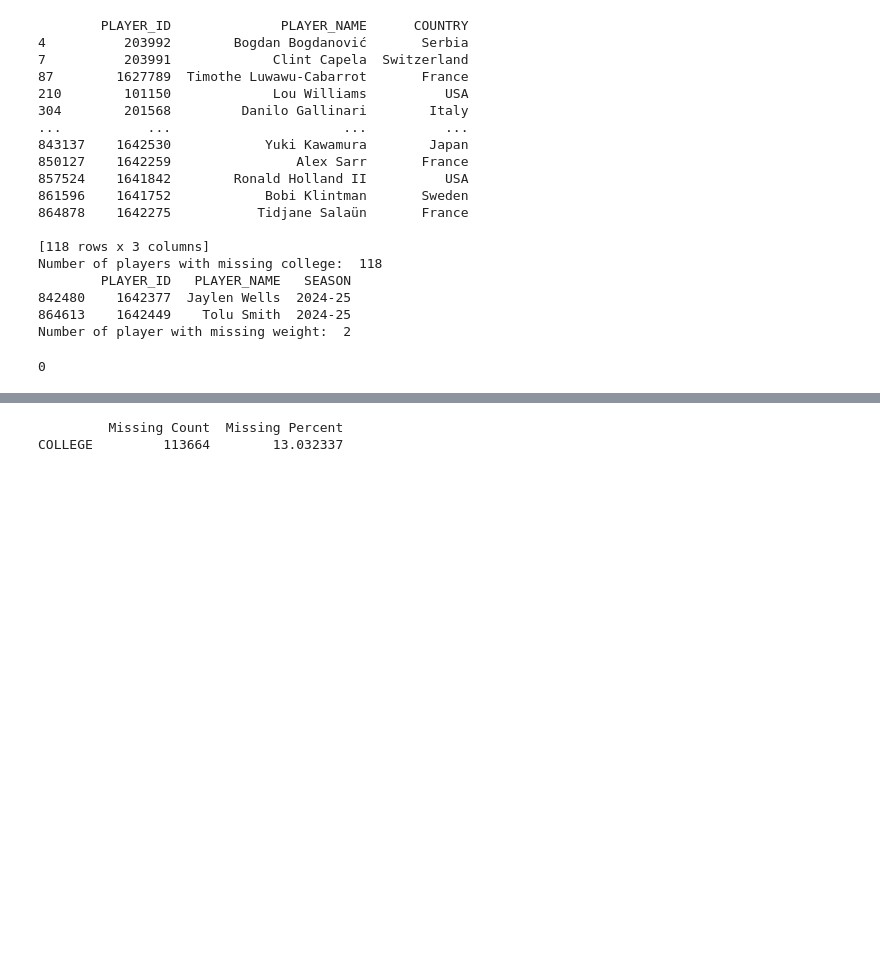
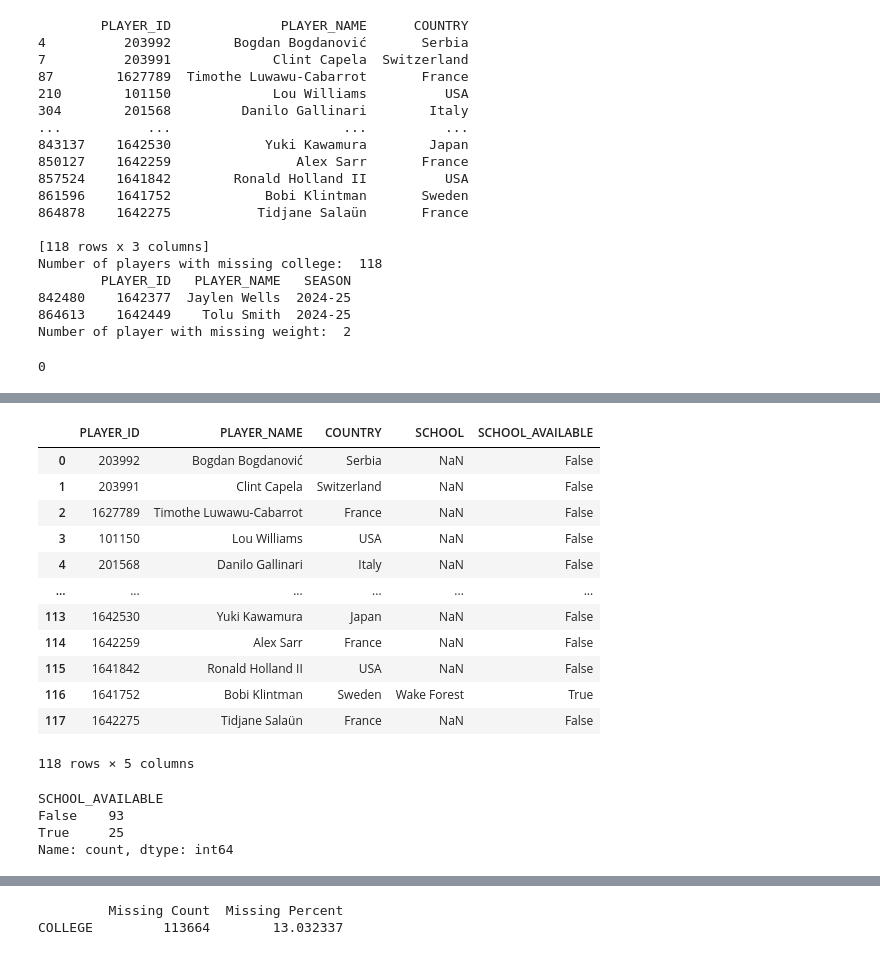
Before and after one commit to jamesyu30/nba-shot-prediction, a Jupyter notebook: EDA.ipynb, the cells around one changed output, grey strips where cells are left out. Cells and saved outputs as stored; diff of their text form; code cells hidden in the pictures; blank space fills up the shorter version.

```diff
--- a/EDA.ipynb
+++ b/EDA.ipynb
@@ -232,3 +278,6 @@ new_train["PLAYER_WEIGHT"] = (new_train["PLAYER_WEIGHT"].fillna(new_train["PLAYE
 print(new_train["PLAYER_WEIGHT"].isna().sum())
 # %% [output]
 0
+# %%
+college_missing_players = (train.loc[train["COLLEGE"].isna(),["PLAYER_ID", "PLAYER_NAME", "COUNTRY"]].drop_duplicates(subset=["PLAYER_ID"]))
+print(college_missing_players)
@@ -234,0 +299,36 @@ print(new_train["PLAYER_WEIGHT"].isna().sum())
+# %%
+player_school_list = []
+for file_path in glob.glob("nba_project_data/raw/player_info/player_*.csv"):
+    player_info = pd.read_csv(file_path)
+
+    if len(player_info) > 0:
+        player_id = player_info.loc[0, "PERSON_ID"]
+        school = player_info.loc[0, "SCHOOL"]
+
+        player_school_list.append({"PLAYER_ID": player_id,"SCHOOL": school})
+
+player_school = pd.DataFrame(player_school_list)
+
+college_check = college_missing_players.merge(player_school,on="PLAYER_ID",how="left")
+
+college_check["SCHOOL_AVAILABLE"] = (college_check["SCHOOL"].fillna("").str.strip().ne(""))
+display(college_check)
+print(college_check["SCHOOL_AVAILABLE"].value_counts())
+# %% [output]
+|  | PLAYER_ID | PLAYER_NAME | COUNTRY | SCHOOL | SCHOOL_AVAILABLE |
+| 0 | 203992 | Bogdan Bogdanović | Serbia | NaN | False |
+| 1 | 203991 | Clint Capela | Switzerland | NaN | False |
+| 2 | 1627789 | Timothe Luwawu-Cabarrot | France | NaN | False |
+| 3 | 101150 | Lou Williams | USA | NaN | False |
+| 4 | 201568 | Danilo Gallinari | Italy | NaN | False |
+| ... | ... | ... | ... | ... | ... |
+| 113 | 1642530 | Yuki Kawamura | Japan | NaN | False |
+| 114 | 1642259 | Alex Sarr | France | NaN | False |
+| 115 | 1641842 | Ronald Holland II | USA | NaN | False |
+| 116 | 1641752 | Bobi Klintman | Sweden | Wake Forest | True |
+| 117 | 1642275 | Tidjane Salaün | France | NaN | False |
+118 rows × 5 columns
+SCHOOL_AVAILABLE
+False    93
+True     25
+Name: count, dtype: int64
```
Also changed, not shown: parts of 22 cells of this notebook.
